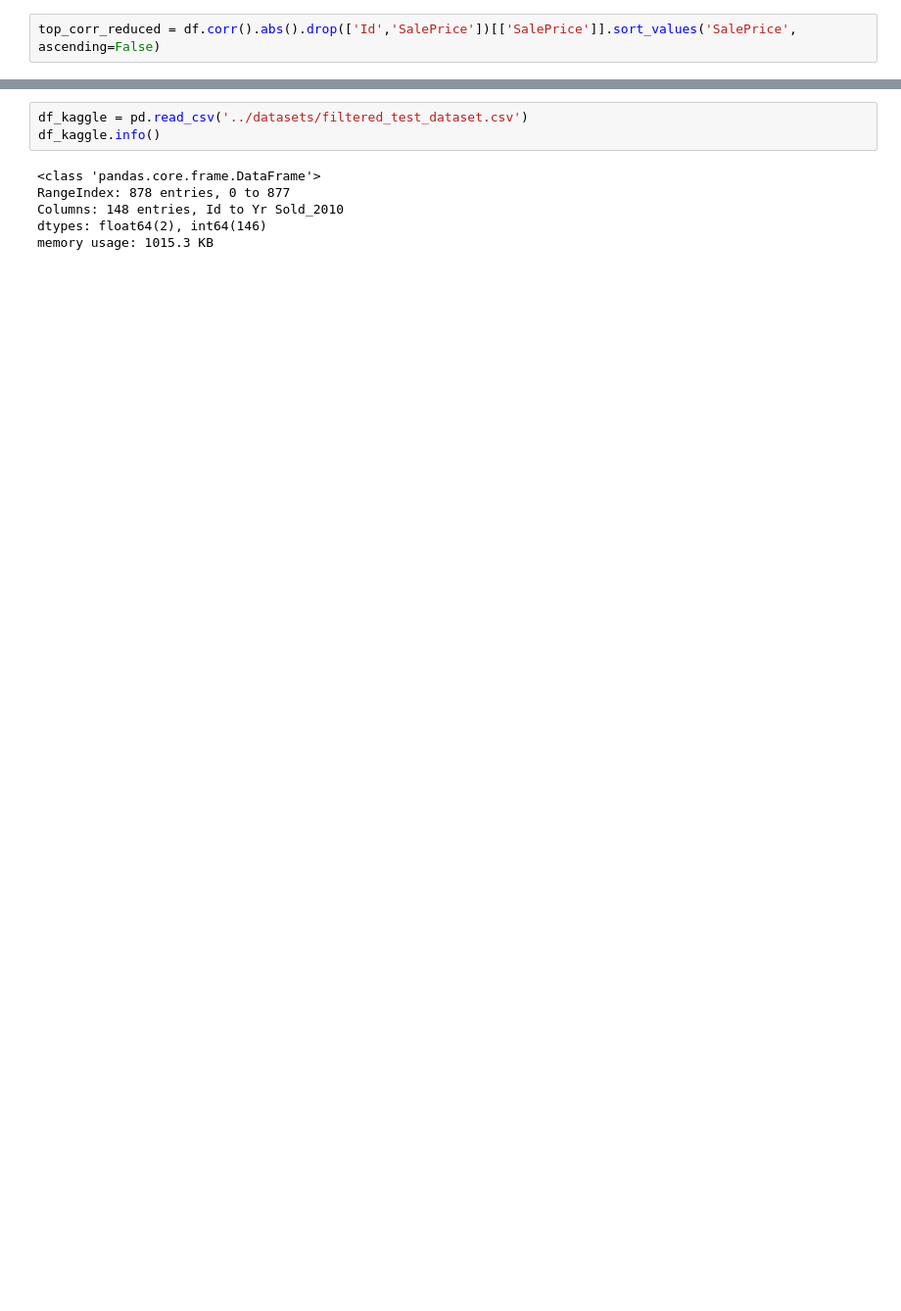
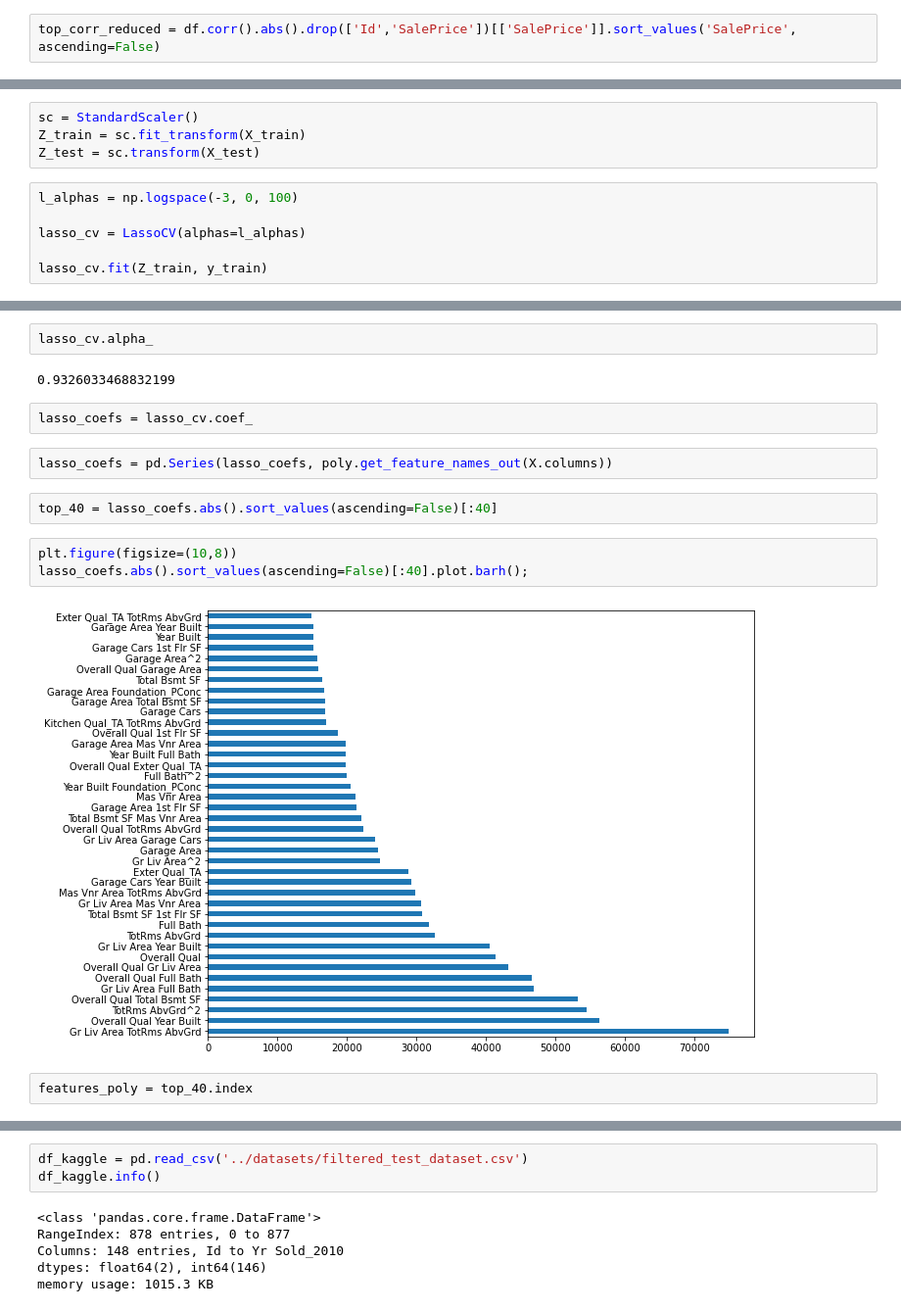
Before and after one commit to PaperArmada/home-price-prediction, a Jupyter notebook: code/02_Processing_Freshtake_2.ipynb, the cells around one changed output, grey strips where cells are left out. Shown at 98% size. Drawn from its saved outputs; the diff is of its cells as text; blank space fills up the shorter version.

```diff
--- a/code/02_Processing_Freshtake_2.ipynb
+++ b/code/02_Processing_Freshtake_2.ipynb
@@ -246,0 +96,10 @@ plt.scatter(y_test, test_resid)
+# %%
+sc = StandardScaler()
+Z_train = sc.fit_transform(X_train)
+Z_test = sc.transform(X_test)
+# %%
+l_alphas = np.logspace(-3, 0, 100)
+
+lasso_cv = LassoCV(alphas=l_alphas)
+
+lasso_cv.fit(Z_train, y_train)
@@ -246,0 +121,17 @@ plt.scatter(y_test, test_resid)
+# %%
+lasso_cv.alpha_
+# %% [output]
+0.9326033468832199
+# %%
+lasso_coefs = lasso_cv.coef_
+# %%
+lasso_coefs = pd.Series(lasso_coefs, poly.get_feature_names_out(X.columns))
+# %%
+top_40 = lasso_coefs.abs().sort_values(ascending=False)[:40]
+# %%
+plt.figure(figsize=(10,8))
+lasso_coefs.abs().sort_values(ascending=False)[:40].plot.barh();
+# %% [output]
+[figure, added]
+# %%
+features_poly = top_40.index
```
Also changed, not shown: parts of 79 cells of this notebook, 7 other files.
